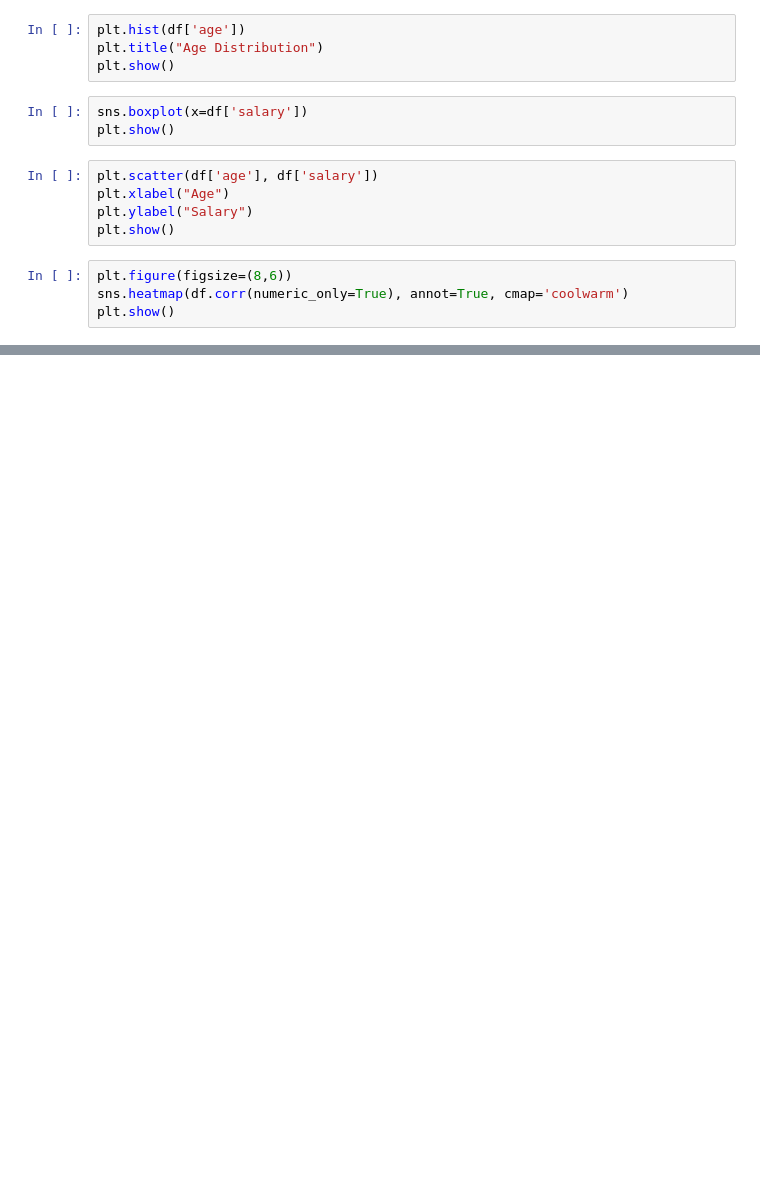
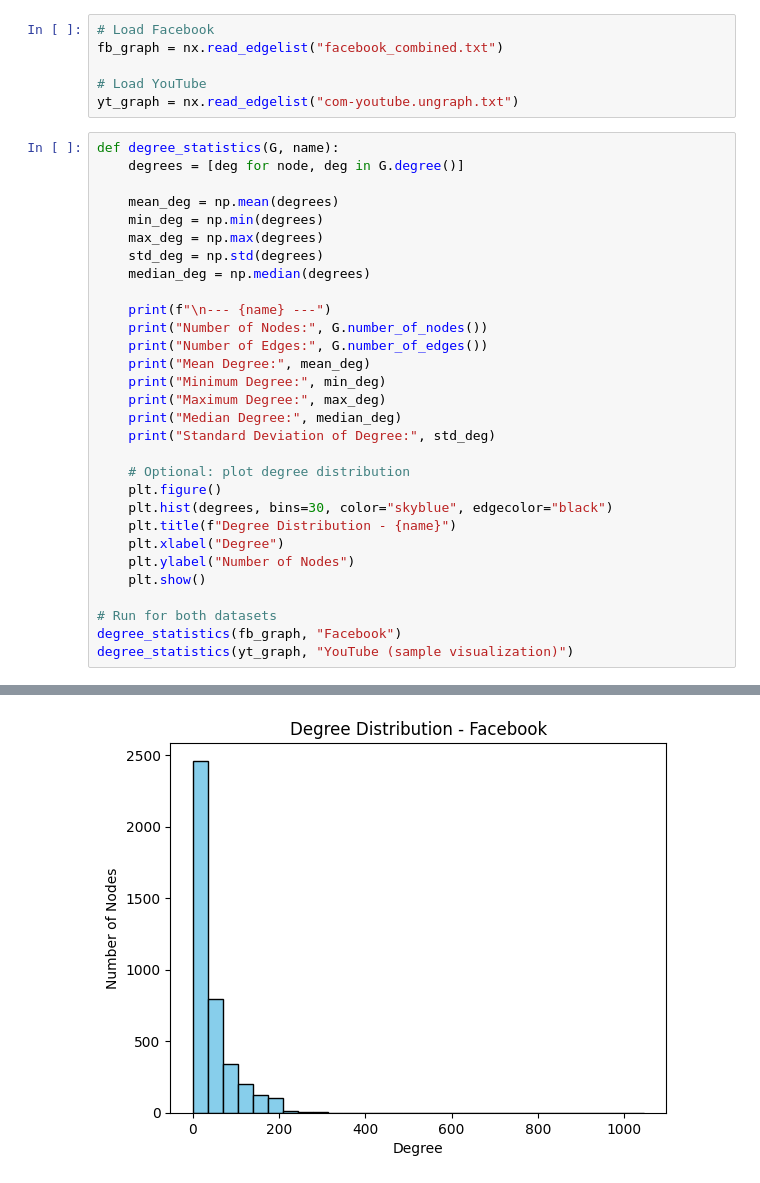
Before and after one commit to yasithsfonseka/S26000027_EDA_LabTest, a Jupyter notebook: S26000027_EDA_LabTest/S26000027_EDA_LabTest.ipynb, the cells around one changed output, grey strips where cells are left out. Drawn from its saved outputs; the diff is of its cells as text; blank space fills up the shorter version.

```diff
--- a/S26000027_EDA_LabTest/S26000027_EDA_LabTest.ipynb
+++ b/S26000027_EDA_LabTest/S26000027_EDA_LabTest.ipynb
@@ -30,16 +74,37 @@ df['column_name'].value_counts()
-# %%
-plt.hist(df['age'])
-plt.title("Age Distribution")
-plt.show()
-# %%
-sns.boxplot(x=df['salary'])
-plt.show()
-# %%
-plt.scatter(df['age'], df['salary'])
-plt.xlabel("Age")
-plt.ylabel("Salary")
-plt.show()
-# %%
-plt.figure(figsize=(8,6))
-sns.heatmap(df.corr(numeric_only=True), annot=True, cmap='coolwarm')
-plt.show()
+# %%
+# Load Facebook
+fb_graph = nx.read_edgelist("facebook_combined.txt")
+
+# Load YouTube
+yt_graph = nx.read_edgelist("com-youtube.ungraph.txt")
+# %%
+def degree_statistics(G, name):
+    degrees = [deg for node, deg in G.degree()]
+
+    mean_deg = np.mean(degrees)
+    min_deg = np.min(degrees)
+    max_deg = np.max(degrees)
+    std_deg = np.std(degrees)
+    median_deg = np.median(degrees)
+
+    print(f"\n--- {name} ---")
+    print("Number of Nodes:", G.number_of_nodes())
+    print("Number of Edges:", G.number_of_edges())
+    print("Mean Degree:", mean_deg)
+    print("Minimum Degree:", min_deg)
+    print("Maximum Degree:", max_deg)
+    print("Median Degree:", median_deg)
+    print("Standard Deviation of Degree:", std_deg)
+
+    # Optional: plot degree distribution
+    plt.figure()
+    plt.hist(degrees, bins=30, color="skyblue", edgecolor="black")
+    plt.title(f"Degree Distribution - {name}")
+    plt.xlabel("Degree")
+    plt.ylabel("Number of Nodes")
+    plt.show()
+
+# Run for both datasets
+degree_statistics(fb_graph, "Facebook")
+degree_statistics(yt_graph, "YouTube (sample visualization)")
+# %% [output]
@@ -45,0 +119 @@ plt.show()
+[figure, added]
```
Also changed, not shown: parts of 20 cells of this notebook, 5 other files.
